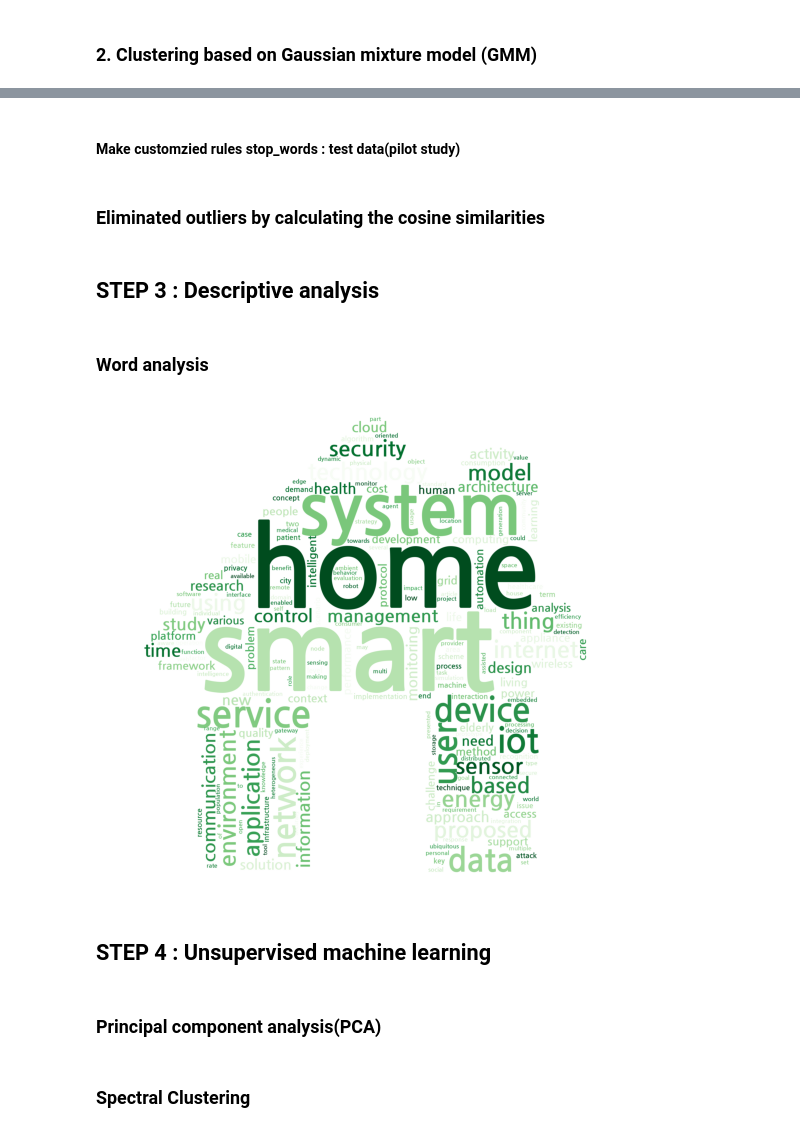
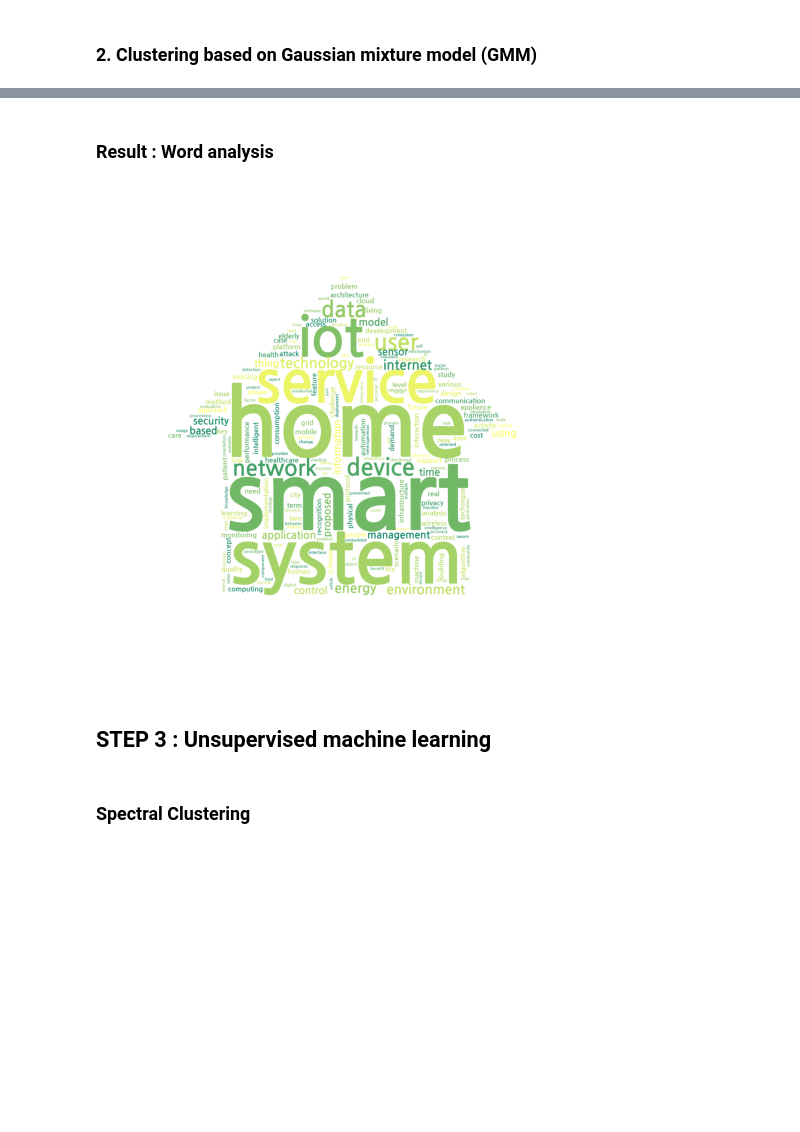
Before and after one commit to Geunhyeong-Han/shs-literature-text-mining, a Jupyter notebook: main.ipynb, the cells around one changed output, grey strips where cells are left out. Drawn from its saved outputs; the diff is of its cells as text; code cells hidden in the pictures; blank space fills up the shorter version.

Commit message:
Colaboratory를 통해 생성됨

```diff
--- a/main.ipynb
+++ b/main.ipynb
@@ -124,0 +127,4 @@ Document 수 : 3833
+# %%
+# 결측치 제거
+origin_data.dropna(subset=['Abstract', 'Article Title'], inplace=True)
+print("Document 수 :", origin_data.shape[0])
@@ -133,10 +141,9 @@ def combine_columns(*kwargs):
 
     return result
 
-data["text"] = data.apply(lambda x: combine_columns(x['Article Title'], x['Abstract'], x['Author Keywords']), axis=1)
-data.drop(data[(data['text'] == "")].index, inplace=True) # text가 남아있지 않은 row 삭제
+origin_data["text"] = origin_data.apply(lambda x: combine_columns(x['Article Title'], x['Abstract'], x['Author Keywords']), axis=1)
+df = origin_data.loc[:, ['text', 'Article Title']]
 
-df = data.loc[:, ['text', 'Article Title']]
 print("Data Transformation 후 Document 수 :", df.shape[0])
 # %% [output]
 Data Transformation 후 Document 수 : 3833
@@ -538,24 +547,19 @@ Name: cluster, Length: 100, dtype: int64
 # %%
-x = [j for j in range(0, 11)]
+x = list(range(0, 11))
 counts = [len([k for k, v in keyword_frequency.items() if (v >= i) & (v<i+1)]) for i in x]
 
-# 스타일 설정
-sns.set_style("whitegrid")
+palette = ["#8fd9b6" if i < 9 else "#ff9999" for i in x]
 
-# 컬러 팔레트 설정
-palette = sns.cubehelix_palette(len(x), start=2, rot=0, dark=0.2, light=.8, reverse=True)
-
-# 바 차트 그리기
 barplot = sns.barplot(x=x, y=counts, palette=palette)
 
-# 레이블 추가
 for idx, val in enumerate(counts):
-    barplot.text(idx, val+0.5, val, ha='center', va='center') # 타이틀과 레이블 설정
+    barplot.text(idx, val+0.5, val, ha='center', va='center')
 
-plt.title('Frequency of Keywords Selected as Type & Type3', fontsize=12)
-plt.xlabel('Frequency', fontsize=12)
+plt.title('Result of Gaussian mixture model (1)', fontsize=12)
+plt.xlabel('Number of times belonging to the removal cluster', fontsize=12)
 plt.ylabel('Number of Keywords', fontsize=12)
 
-# 플롯 출력
+sns.despine(left=True, bottom=True)
+
 plt.show()
 # %% [output]
@@ -622,3 +610 @@ Core-word feature Document word-feature 갯수: 1232
-# %% [markdown]
-#### Make customzied rules stop_words : test data(pilot study)
 # %%
@@ -626,5 +612,3 @@ Core-word feature Document word-feature 갯수: 1232
 checking_1= pd.DataFrame(core_keywords, columns = ['keyword'])
 checking_1.to_csv('/content/drive/MyDrive/Colab Notebooks/Smart_Home_Service/core_keyword.csv', index=False)
-# %% [markdown]
-### Eliminated outliers by calculating the cosine similarities
 # %%
@@ -644,11 +629,9 @@ bottom_100_titles.to_csv('/content/drive/MyDrive/Colab Notebooks/Smart_Home_Serv
-# %% [markdown]
-## STEP 3 : Descriptive analysis
 # %% [markdown]
-### Word analysis
+### Result : Word analysis
 # %%
 from PIL import Image
 
-shs_mask = np.array(Image.open('/content/drive/MyDrive/Colab Notebooks/Smart_Home_Service/home.png'))
+shs_mask = np.array(Image.open('/content/drive/MyDrive/Colab Notebooks/Smart_Home_Service/house.png'))
 # %%
 !apt-get update -qq
 !apt-get install fonts-nanum* -qq
@@ -668,38 +651,36 @@ cosine_similarities = cosine_similarity(tfidf_array.T, centroid_features.reshape
 dot_product = tfidf_array.T.dot(tfidf_array)
 dot_product_means = np.mean(dot_product, axis=0).reshape(-1, 1)
 
 lda_model = LatentDirichletAllocation(n_components=1)
 lda_model.fit(tfidf_array)
 lda_scores = lda_model.components_[0].reshape(-1, 1)
 
 scaler = MinMaxScaler()
 scaled_values = scaler.fit_transform(np.hstack([tfidf_means, cosine_means, cosine_similarities, dot_product_means, lda_scores]))
 
 keyword_values = np.sum(scaled_values, axis=1)
 
 if np.isnan(keyword_values).any():
     keyword_values = np.nan_to_num(keyword_values)
 
 palettes = ['spring', 'summer', 'seismic','PuBu']
 
 # 워드 클라우드 그리기
 wordcloud = WordCloud(background_color ='White',
                       mode="RGB",
                       mask = shs_mask,
-                      colormap='Greens',
+                      colormap='summer',
                       width = 800,
                       height = 800,
                       font_path=path,
-                      scale=3,).generate_from_frequencies(dict(zip(vectorizer.get_feature_names_out(), keyword_values)))
+                      scale=7,stopwords = stop_words).generate_from_frequencies(dict(zip(vectorizer.get_feature_names_out(), keyword_values)))
 
 plt.axis('off')
 plt.tight_layout(pad=0)
 plt.imshow(wordcloud, interpolation='antialiased')
 plt.show()
 # %% [output]
-[figure, old version]
+[figure, new version]
 # %% [markdown]
-## STEP 4 : Unsupervised machine learning
+## STEP 3 : Unsupervised machine learning
-# %% [markdown]
-### Principal component analysis(PCA)
 # %%
```
Also changed, not shown: parts of 35 cells of this notebook.
